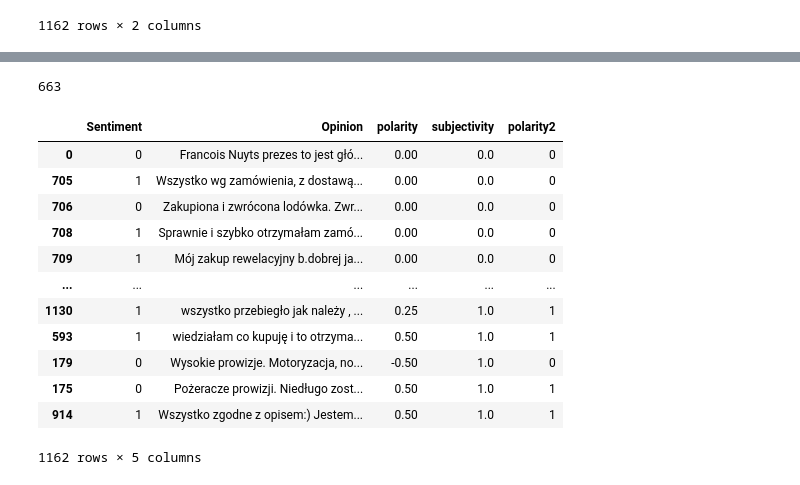
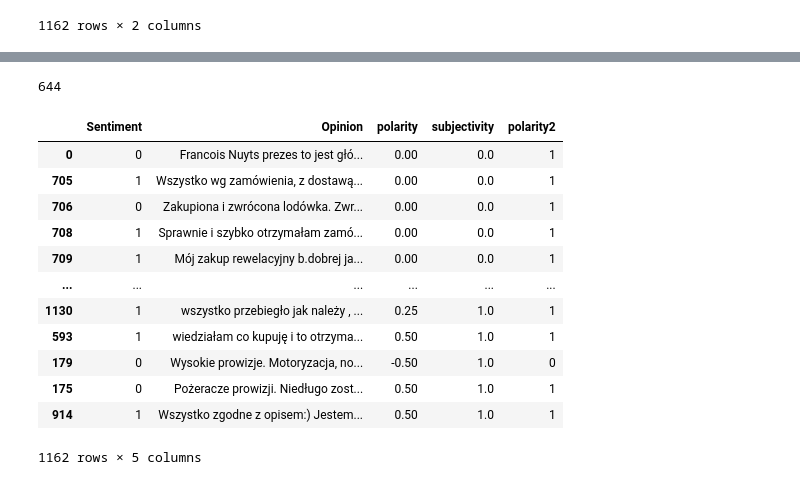
Before and after one commit to AgnesGru/Ocena-komentarzy-NLP, a Jupyter notebook: Flask/EDA.ipynb, the cells around one changed output, grey strips where cells are left out. Cells and saved outputs as stored; diff of their text form; code cells hidden in the pictures.

```diff
--- a/Flask/EDA.ipynb
+++ b/Flask/EDA.ipynb
@@ -138,27 +135,27 @@ from textblob import TextBlob  # library on top of nltk
 # %%
 polarity = lambda x: TextBlob(x).sentiment.polarity
 subjectivity = lambda x: TextBlob(x).sentiment.subjectivity
 
 data['polarity'] = data['Opinion'].apply(polarity)
 data['subjectivity'] = data['Opinion'].apply(subjectivity)
-data['polarity2'] = np.where(data['polarity']>0, 1, 0)
+data['polarity2'] = np.where(data['polarity']>=0, 1, 0)
 count = 0
 for i in data.index:
     if data['polarity2'][i]==data['Sentiment'][i]:
         count +=1
     else:
         count
 print(count)
 data.sort_values(by='subjectivity')
 # no to textblob nie przewiduje dobrze
 # %% [output]
-663
+644
 |  | Sentiment | Opinion | polarity | subjectivity | polarity2 |
-| 0 | 0 | Francois Nuyts prezes to jest głó... | 0.00 | 0.0 | 0 |
-| 705 | 1 | Wszystko wg zamówienia, z dostawą... | 0.00 | 0.0 | 0 |
-| 706 | 0 | Zakupiona i zwrócona lodówka. Zwr... | 0.00 | 0.0 | 0 |
-| 708 | 1 | Sprawnie i szybko otrzymałam zamó... | 0.00 | 0.0 | 0 |
-| 709 | 1 | Mój zakup rewelacyjny b.dobrej ja... | 0.00 | 0.0 | 0 |
+| 0 | 0 | Francois Nuyts prezes to jest głó... | 0.00 | 0.0 | 1 |
+| 705 | 1 | Wszystko wg zamówienia, z dostawą... | 0.00 | 0.0 | 1 |
+| 706 | 0 | Zakupiona i zwrócona lodówka. Zwr... | 0.00 | 0.0 | 1 |
+| 708 | 1 | Sprawnie i szybko otrzymałam zamó... | 0.00 | 0.0 | 1 |
+| 709 | 1 | Mój zakup rewelacyjny b.dobrej ja... | 0.00 | 0.0 | 1 |
 | ... | ... | ... | ... | ... | ... |
 | 1130 | 1 | wszystko przebiegło jak należy , ... | 0.25 | 1.0 | 1 |
 | 593 | 1 | wiedziałam co kupuję i to otrzyma... | 0.50 | 1.0 | 1 |
```
Also changed, not shown: parts of 4 cells of this notebook, 6 other files.
